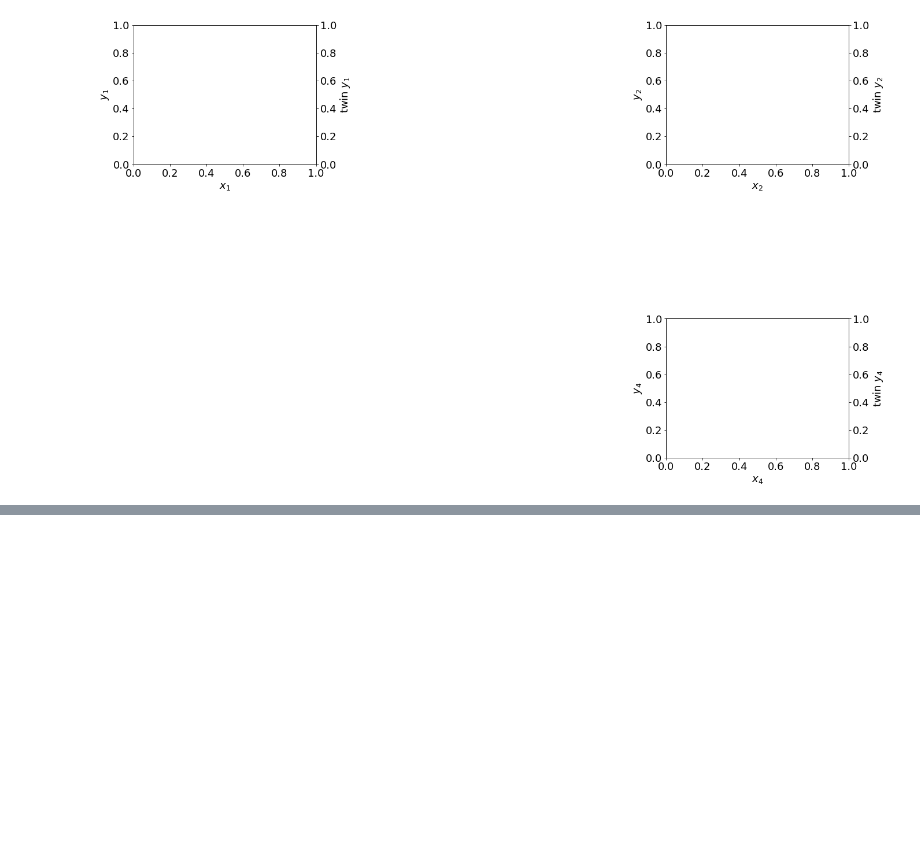
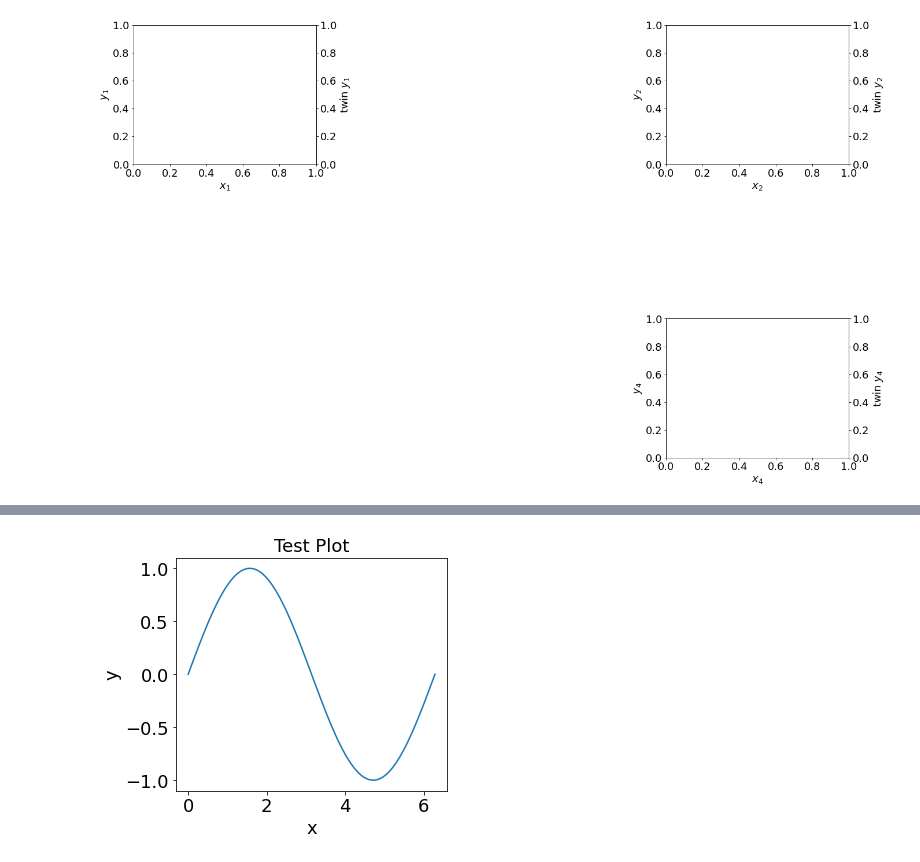
Before and after one commit to leakec/tfc, a Jupyter notebook: doc/notebooks/MakePlot.ipynb, the cells around one changed output, grey strips where cells are left out. Saved outputs shown, nothing was run; the diff lists cells and outputs as text; code cells hidden in the pictures; blank space fills up the shorter version.

```diff
--- a/doc/notebooks/MakePlot.ipynb
+++ b/doc/notebooks/MakePlot.ipynb
@@ -35,0 +61,7 @@ TODO: Showcase plotting next (i.e., how the axes / figs work). Also, need to sho
+# %%
+p = MakePlot('x','y',titles='Test Plot')
+p.ax[0].plot(x,np.sin(x))
+p.PartScreen(5,5)
+p.show()
+# %% [output]
+[figure, added]
```
Also changed, not shown: parts of 8 cells of this notebook, 1 other file.
